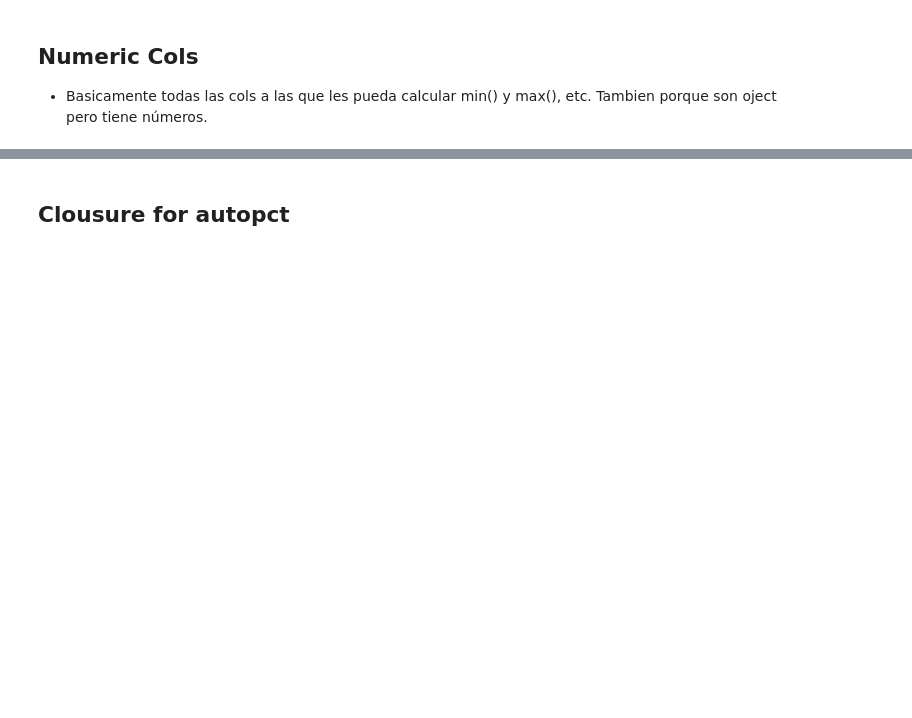
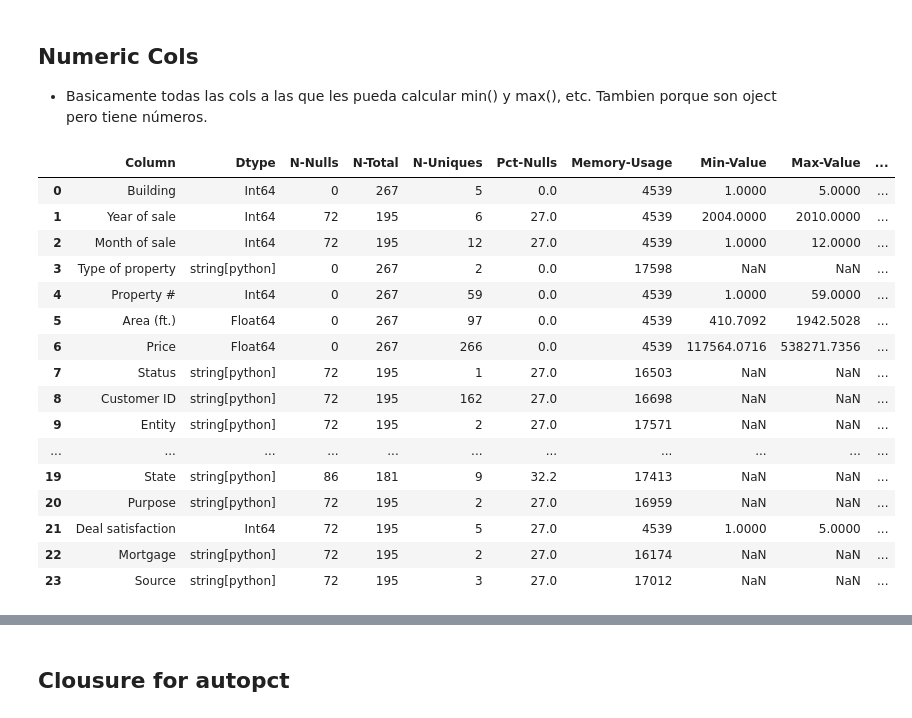
Before and after one commit to jmonti-gh/jm_datascience, a Jupyter notebook: test_jm/test_datascience.ipynb, the cells around one changed output, grey strips where cells are left out. Cells and saved outputs as stored; diff of their text form; code cells hidden in the pictures; blank space fills up the shorter version.

```diff
--- a/test_jm/test_datascience.ipynb
+++ b/test_jm/test_datascience.ipynb
@@ -38,12 +38,33 @@ fig, ax = jm_pandas.plt_piechart(catdf_2, title='Clientes por región')
 # Column k is empty, avoid k column -> usecols='B:J,L:AA'
 # I Will take ID column as the DF index_col (because ID is unique for each operation)
 
-spreedsheet = r"C:\Users\jm\Documents\__Dev\PortableGit\__localrepos\365DS_jm\3_statistics\2_13_Practical_Ex_Descriptive_Stats.xlsx"
+# spreedsheet = r"C:\Users\jm\Documents\__Dev\PortableGit\__localrepos\365DS_jm\3_statistics\2_13_Practical_Ex_Descriptive_Stats.xlsx"    # Casa
+spreedsheet = r"D:\git\PortableGit\__localrepos\365DS_jm\3_statistics\2_13_Practical_Ex_Descriptive_Stats.xlsx"                         # Office
 
 df = pd.read_excel(spreedsheet, skiprows=4, usecols='B:J,L:AA', index_col='ID')
 
 # df.info()
 df1 = df.convert_dtypes()
 df2 = df.jm.convert_dtypes_plus()
-# df3 = df.jm.convert_dtypes_max()
+df3 = df.jm.convert_dtypes_max()
 # df1.info()
+# %%
+df3.jm.infomax()
+# %% [output]
+|  | Column | Dtype | N-Nulls | N-Total | N-Uniques | Pct-Nulls | Memory-Usage | Min-Value | Max-Value | ... |
+| 0 | Building | Int64 | 0 | 267 | 5 | 0.0 | 4539 | 1.0000 | 5.0000 | ... |
+| 1 | Year of sale | Int64 | 72 | 195 | 6 | 27.0 | 4539 | 2004.0000 | 2010.0000 | ... |
+| 2 | Month of sale | Int64 | 72 | 195 | 12 | 27.0 | 4539 | 1.0000 | 12.0000 | ... |
+| 3 | Type of property | string[python] | 0 | 267 | 2 | 0.0 | 17598 | NaN | NaN | ... |
+| 4 | Property # | Int64 | 0 | 267 | 59 | 0.0 | 4539 | 1.0000 | 59.0000 | ... |
+| 5 | Area (ft.) | Float64 | 0 | 267 | 97 | 0.0 | 4539 | 410.7092 | 1942.5028 | ... |
+| 6 | Price | Float64 | 0 | 267 | 266 | 0.0 | 4539 | 117564.0716 | 538271.7356 | ... |
+| 7 | Status | string[python] | 72 | 195 | 1 | 27.0 | 16503 | NaN | NaN | ... |
+| 8 | Customer ID | string[python] | 72 | 195 | 162 | 27.0 | 16698 | NaN | NaN | ... |
+| 9 | Entity | string[python] | 72 | 195 | 2 | 27.0 | 17571 | NaN | NaN | ... |
+| ... | ... | ... | ... | ... | ... | ... | ... | ... | ... | ... |
+| 19 | State | string[python] | 86 | 181 | 9 | 32.2 | 17413 | NaN | NaN | ... |
+| 20 | Purpose | string[python] | 72 | 195 | 2 | 27.0 | 16959 | NaN | NaN | ... |
+| 21 | Deal satisfaction | Int64 | 72 | 195 | 5 | 27.0 | 4539 | 1.0000 | 5.0000 | ... |
+| 22 | Mortgage | string[python] | 72 | 195 | 2 | 27.0 | 16174 | NaN | NaN | ... |
+| 23 | Source | string[python] | 72 | 195 | 3 | 27.0 | 17012 | NaN | NaN | ... |
```
Also changed, not shown: parts of 5 cells of this notebook, 1 other file.
